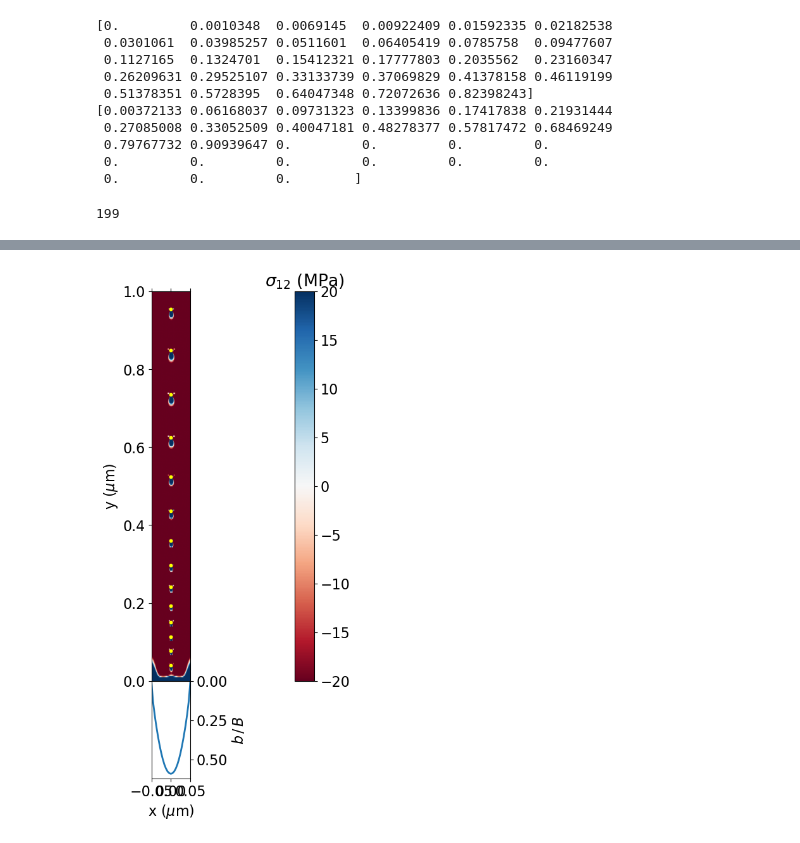
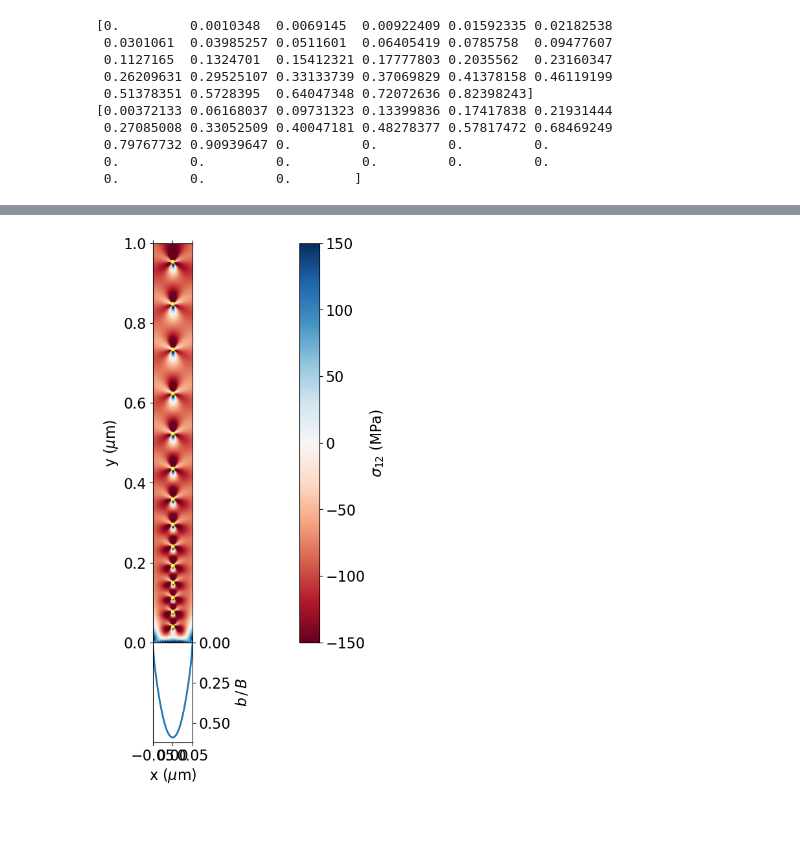
Before and after one commit to AHartmaier/pyLabDD, a Jupyter notebook: notebooks/gbdd_pu_pre.ipynb, the cells around one changed output, grey strips where cells are left out. Drawn from its saved outputs; the diff is of its cells as text; code cells hidden in the pictures.

```diff
--- a/notebooks/gbdd_pu_pre.ipynb
+++ b/notebooks/gbdd_pu_pre.ipynb
@@ -33,8 +33,8 @@ def plot_stress_bfield(npt = 300, file=None, cutoff=100., fs=(12, 9)):
         vmin=-cutoff, vmax=cutoff, cmap=plt.cm.RdBu, aspect="equal")
     ax1.scatter(dsl.xpos[:npu] - xmid, dsl.ypos[:npu], s=10, c="yellow", marker="o")
     cbar = fig.colorbar(im, ax=ax1, pad=0.15)
-    #cbar.set_label(r"$\sigma_{12}$ (MPa)")
-    cbar.ax.set_title(r"$\sigma_{12}$ (MPa)")
+    cbar.set_label(r"$\sigma_{12}$ (MPa)")
+    #cbar.ax.set_title(r"$\sigma_{12}$ (MPa)")
 
     # -----------------------------
     # Lower Plot: b-field
@@ -87,9 +97,7 @@ tfin = 2.5e9
 niter = 5_000_000
 drag = 500.
 # %%
-#box geometry
-LX = lgb            # box dimension in x-direction
-LY = gs             # box dimension in y-direction
+# Set pre-existing dislocations in pile-up an relax under applied stress
 bc = 'fixed'            # set boundary conditions: 'fixed' or 'pbc'
 
 #define numerical parameters
@@ -97,17 +105,16 @@ dt0 = 0.02           # sim_time step
 
 #define dislocations
 Ntot = int(np.pi*(1-nu)*gs*tau0/(mu*b0)) # total number of dislocations
-Nmob = Ntot  # number of mobile dislocations
-dsl = dd.Dislocations(Ntot, Nmob, 0.5*np.pi, C, b0, LX=LX, LY=LY, bc=bc, f0=f0)
+dsl = dd.Dislocations(Ntot, Ntot, 0.5*np.pi, C, b0, LX=lgb, LY=gs, bc=bc, f0=f0)
 for i in range(Ntot):
-    dsl.xpos[i] = LX*0.5
+    dsl.xpos[i] = lgb*0.5
     dsl.ypos[i] = gs * (i+0.2) / Ntot
 
 dsl.plot_stress(show_arrows=False) # plot initial configuration
 fsp = dsl.calc_force()[1]
 print('Initial force (max, median):', np.max(np.abs(fsp)), np.median(np.abs(fsp)))
 print('Initial configuration, Ntot:',dsl.Ntot)
-print('box size:',LX,'micron x ',LY,'micron')
+print('box size:',lgb,'micron x ',gs,'micron')
 print('total dislocation density: ',dsl.rho,'/micron^2')
 
 #relax dislocation configuration, i.e. move dislocations to force equilibrium
@@ -185,8 +192,6 @@ print(gbdd.pu_dis['position'][gbdd.nout-1, :])
  0.         0.         0.        ]
 # %%
 gbdd.nout
-# %% [output]
-199
 # %%
 it = 190
 plt.rcParams["font.size"] = 16
@@ -215,7 +220,7 @@ dsl = dd.Dislocations(ndis, npu, sp_ang, C, gbdd.B,
                       xpos=xp, ypos=yp, LX=gbdd.Dgp, LY=gbdd.D2,  #LX=50000, LY=50000, #
                       bc="fixed")
 dsl.by = by
-plot_stress_bfield(cutoff=20, fs=(14.2,10),
+plot_stress_bfield(cutoff=150, fs=(14.2,10),
                    file=f"sigpu1im_T{int(gbdd.temp)}_D{int(gbdd.D2*10)}_L{int(gbdd.Dgp*10)}.pdf"
                   )
 # %% [output]
@@ -223,2 +228,2 @@ Number of dislocations: 14, Simulation time: 475.40042321719864
-[figure, old version]
+[figure, new version]
 # %%
```
Also changed, not shown: parts of 10 cells of this notebook, 3 other files.
